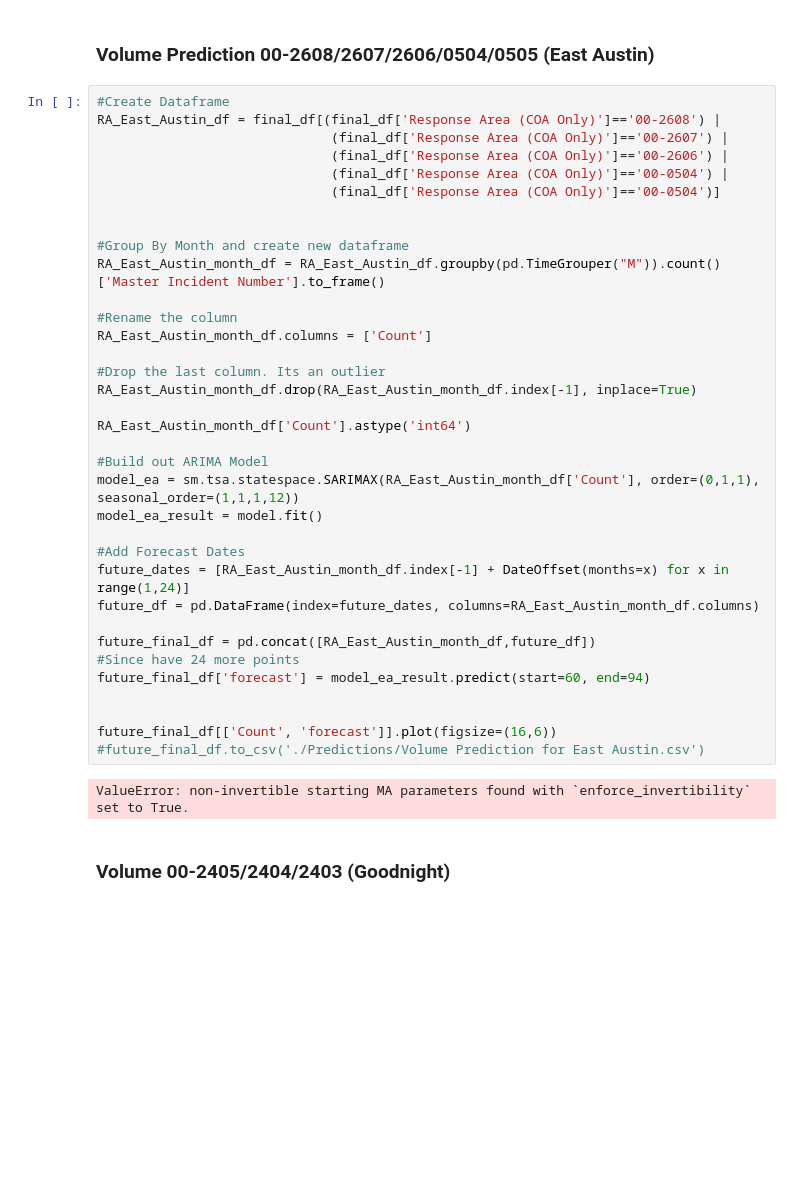
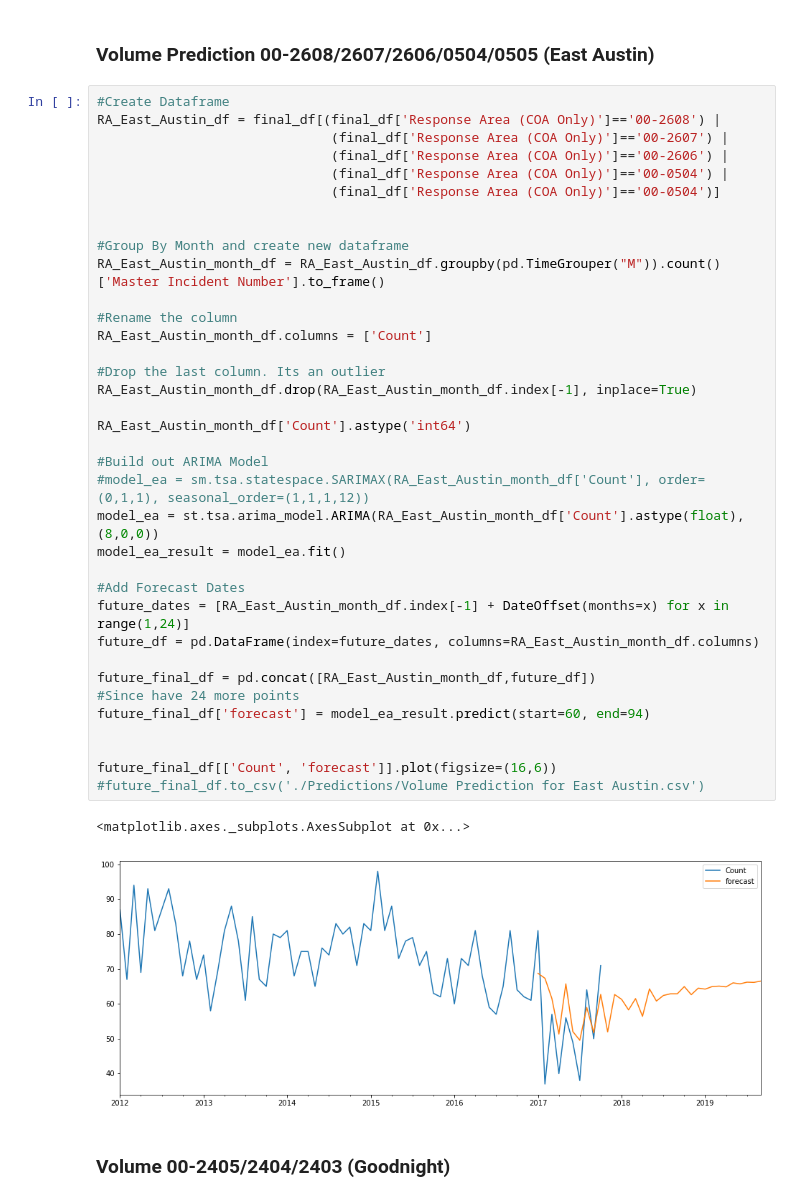
Before and after one commit to madderle/Hack-Austin, a Jupyter notebook: Response Area Volume Prediction.ipynb, the cells around one changed output. Cells and saved outputs as stored; diff of their text form; blank space fills up the shorter version.

```diff
--- a/Response Area Volume Prediction.ipynb
+++ b/Response Area Volume Prediction.ipynb
@@ -316,36 +373,38 @@ RA_East_Austin_df = final_df[(final_df['Response Area (COA Only)']=='00-2608') |
                               (final_df['Response Area (COA Only)']=='00-2606') |
                               (final_df['Response Area (COA Only)']=='00-0504') |
                               (final_df['Response Area (COA Only)']=='00-0504')]
 
 
 #Group By Month and create new dataframe
 RA_East_Austin_month_df = RA_East_Austin_df.groupby(pd.TimeGrouper("M")).count()['Master Incident Number'].to_frame()
 
 #Rename the column
 RA_East_Austin_month_df.columns = ['Count']
 
 #Drop the last column. Its an outlier
 RA_East_Austin_month_df.drop(RA_East_Austin_month_df.index[-1], inplace=True)
 
 RA_East_Austin_month_df['Count'].astype('int64')
 
 #Build out ARIMA Model
-model_ea = sm.tsa.statespace.SARIMAX(RA_East_Austin_month_df['Count'], order=(0,1,1), seasonal_order=(1,1,1,12))
-model_ea_result = model.fit()
+#model_ea = sm.tsa.statespace.SARIMAX(RA_East_Austin_month_df['Count'], order=(0,1,1), seasonal_order=(1,1,1,12))
+model_ea = st.tsa.arima_model.ARIMA(RA_East_Austin_month_df['Count'].astype(float), (8,0,0))
+model_ea_result = model_ea.fit()
 
 #Add Forecast Dates
 future_dates = [RA_East_Austin_month_df.index[-1] + DateOffset(months=x) for x in range(1,24)]
 future_df = pd.DataFrame(index=future_dates, columns=RA_East_Austin_month_df.columns)
 
 future_final_df = pd.concat([RA_East_Austin_month_df,future_df])
 #Since have 24 more points
 future_final_df['forecast'] = model_ea_result.predict(start=60, end=94)
 
 
 future_final_df[['Count', 'forecast']].plot(figsize=(16,6))
 #future_final_df.to_csv('./Predictions/Volume Prediction for East Austin.csv')
 # %% [output]
-ValueError: non-invertible starting MA parameters found with `enforce_invertibility` set to True.
+<matplotlib.axes._subplots.AxesSubplot at 0x...>
+[figure, added]
 # %% [markdown]
 ### Volume 00-2405/2404/2403 (Goodnight)
 # %%
```
Also changed, not shown: parts of 4 cells of this notebook.
